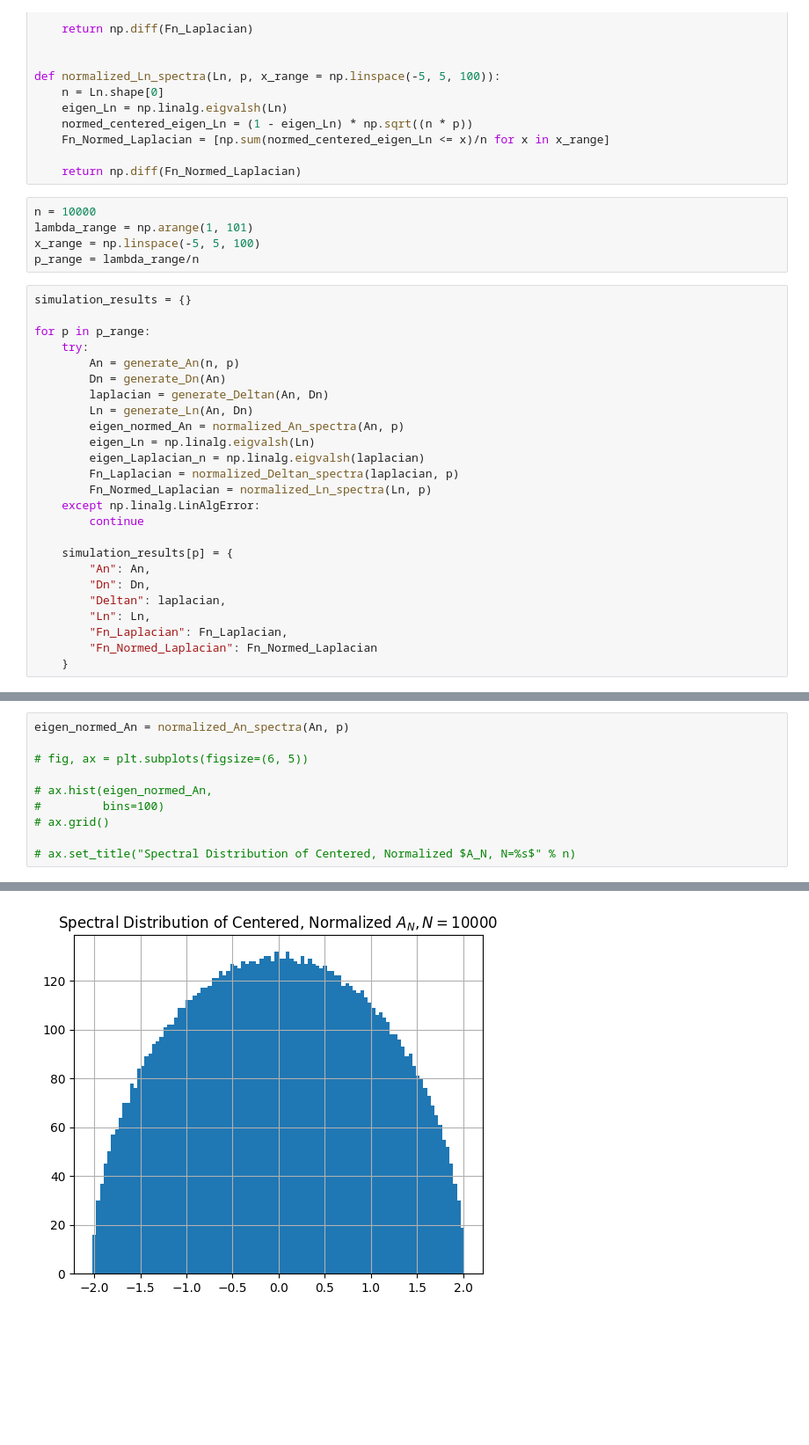
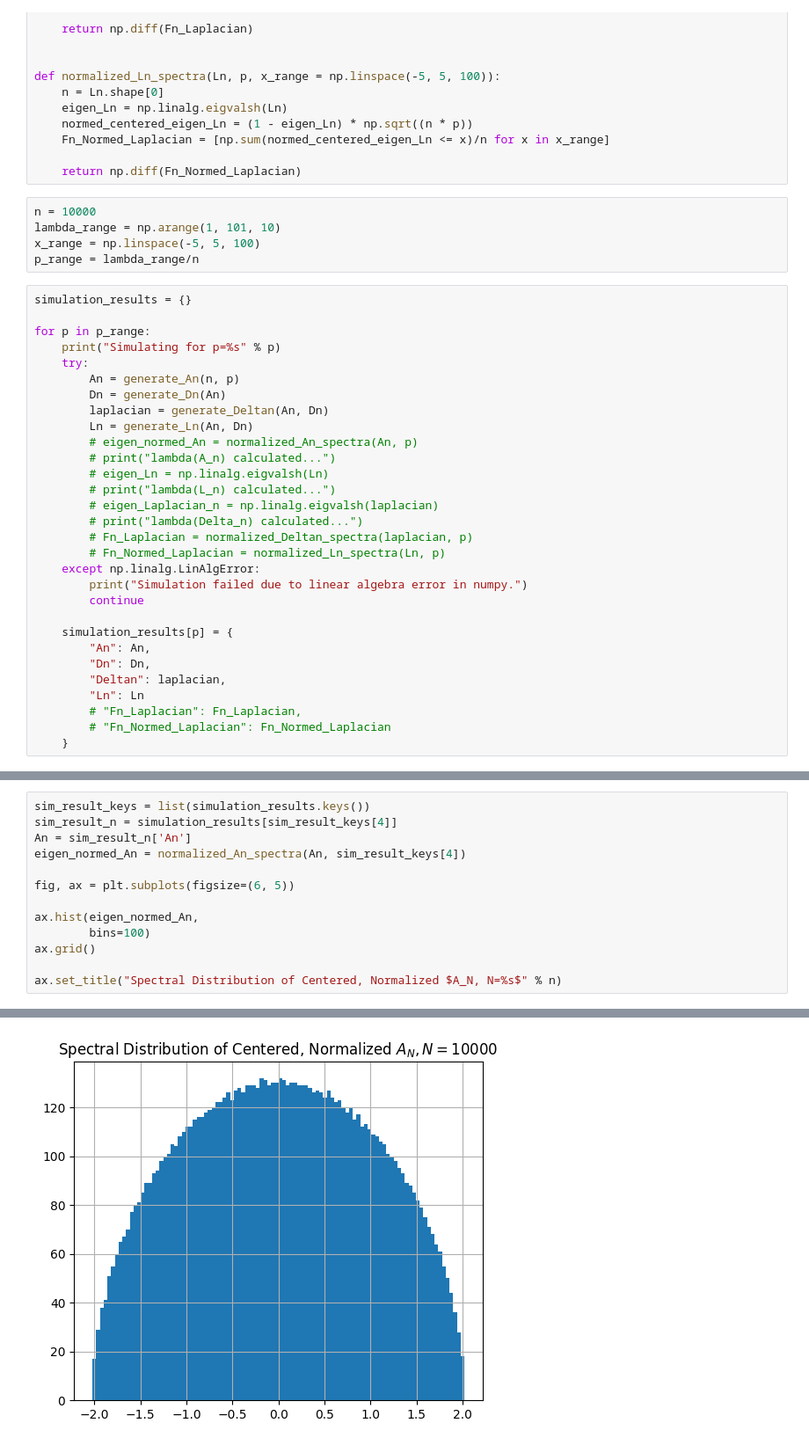
Before and after one commit to colinsyyip/Normalized-Laplacian-ESD, a Jupyter notebook: np_lt_logn_simulations.ipynb, the cells around one changed output, grey strips where cells are left out. Shown at 88% size. Cells and saved outputs as stored; diff of their text form; blank space fills up the shorter version.

```diff
--- a/np_lt_logn_simulations.ipynb
+++ b/np_lt_logn_simulations.ipynb
@@ -69,31 +69,36 @@ def normalized_Ln_spectra(Ln, p, x_range = np.linspace(-5, 5, 100)):
     return np.diff(Fn_Normed_Laplacian)
 # %%
 n = 10000
-lambda_range = np.arange(1, 101)
+lambda_range = np.arange(1, 101, 10)
 x_range = np.linspace(-5, 5, 100)
 p_range = lambda_range/n
 # %%
 simulation_results = {}
 
 for p in p_range:
+    print("Simulating for p=%s" % p)
     try:
         An = generate_An(n, p)
         Dn = generate_Dn(An)
         laplacian = generate_Deltan(An, Dn)
         Ln = generate_Ln(An, Dn)
-        eigen_normed_An = normalized_An_spectra(An, p)
-        eigen_Ln = np.linalg.eigvalsh(Ln)
-        eigen_Laplacian_n = np.linalg.eigvalsh(laplacian)
-        Fn_Laplacian = normalized_Deltan_spectra(laplacian, p)
-        Fn_Normed_Laplacian = normalized_Ln_spectra(Ln, p)
+        # eigen_normed_An = normalized_An_spectra(An, p)
+        # print("lambda(A_n) calculated...")
+        # eigen_Ln = np.linalg.eigvalsh(Ln)
+        # print("lambda(L_n) calculated...")
+        # eigen_Laplacian_n = np.linalg.eigvalsh(laplacian)
+        # print("lambda(Delta_n) calculated...")
+        # Fn_Laplacian = normalized_Deltan_spectra(laplacian, p)
+        # Fn_Normed_Laplacian = normalized_Ln_spectra(Ln, p)
     except np.linalg.LinAlgError:
+        print("Simulation failed due to linear algebra error in numpy.")
         continue
 
     simulation_results[p] = {
         "An": An,
         "Dn": Dn,
         "Deltan": laplacian,
-        "Ln": Ln,
-        "Fn_Laplacian": Fn_Laplacian,
-        "Fn_Normed_Laplacian": Fn_Normed_Laplacian
+        "Ln": Ln
+        # "Fn_Laplacian": Fn_Laplacian,
+        # "Fn_Normed_Laplacian": Fn_Normed_Laplacian
     }
@@ -100,14 +116,17 @@ for p in p_range:
 # %%
-eigen_normed_An = normalized_An_spectra(An, p)
+sim_result_keys = list(simulation_results.keys())
+sim_result_n = simulation_results[sim_result_keys[4]]
+An = sim_result_n['An']
+eigen_normed_An = normalized_An_spectra(An, sim_result_keys[4])
 
-# fig, ax = plt.subplots(figsize=(6, 5))
+fig, ax = plt.subplots(figsize=(6, 5))
 
-# ax.hist(eigen_normed_An,
-#         bins=100)
-# ax.grid()
+ax.hist(eigen_normed_An,
+        bins=100)
+ax.grid()
 
-# ax.set_title("Spectral Distribution of Centered, Normalized $A_N, N=%s$" % n)
+ax.set_title("Spectral Distribution of Centered, Normalized $A_N, N=%s$" % n)
 # %% [output]
 Text(0.5, 1.0, 'Spectral Distribution of Centered, Normalized $A_N, N=10000$')
-[figure, old version]
+[figure, new version]
 # %%
```
Also changed, not shown: parts of 3 cells of this notebook.
